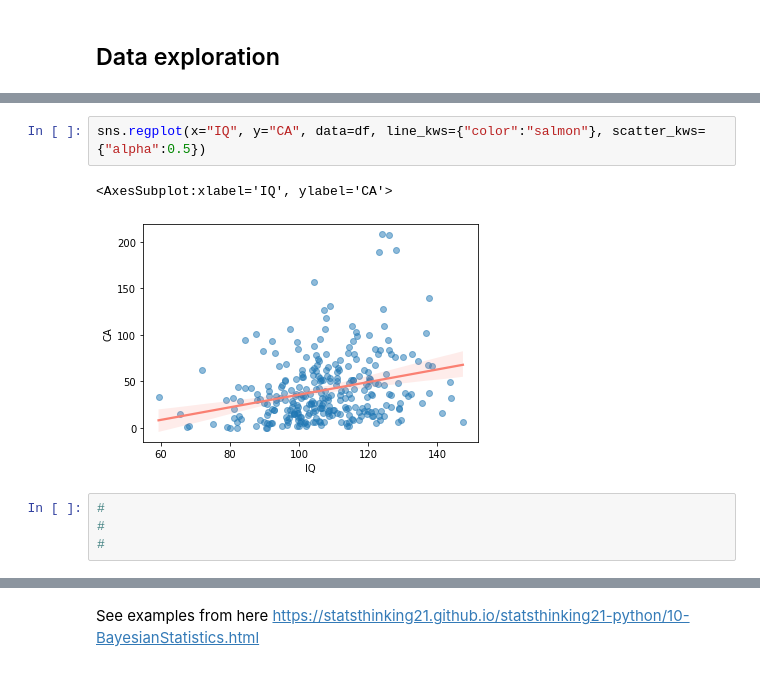
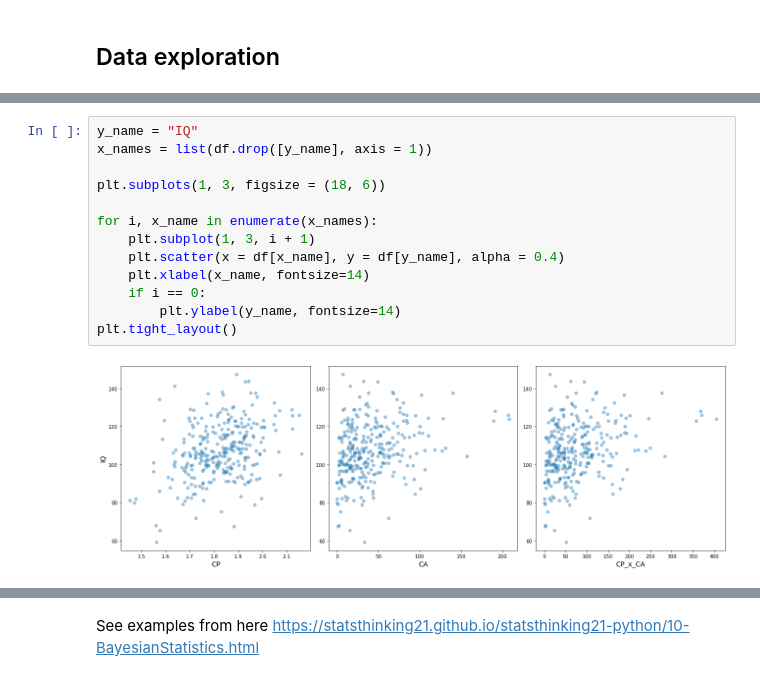
Before and after one commit to ElectronicsArchiver/tewa1_cogpsy_python, a Jupyter notebook: final_project_dataset_2.ipynb, the cells around one changed output, grey strips where cells are left out. Saved outputs shown, nothing was run; the diff lists cells and outputs as text.

```diff
--- a/final_project_dataset_2.ipynb
+++ b/final_project_dataset_2.ipynb
@@ -46,9 +42,15 @@ sns.regplot(x="IQ", y="CP_avgOriginality", data=df, line_kws={"color":"salmon"},
-# %%
-sns.regplot(x="IQ", y="CA", data=df, line_kws={"color":"salmon"}, scatter_kws={"alpha":0.5})
-# %% [output]
-<AxesSubplot:xlabel='IQ', ylabel='CA'>
-[figure, removed]
-# %%
-#
-#
-#
+# %%
+y_name = "IQ"
+x_names = list(df.drop([y_name], axis = 1))
+
+plt.subplots(1, 3, figsize = (18, 6))
+
+for i, x_name in enumerate(x_names):
+    plt.subplot(1, 3, i + 1)
+    plt.scatter(x = df[x_name], y = df[y_name], alpha = 0.4)
+    plt.xlabel(x_name, fontsize=14)
+    if i == 0:
+        plt.ylabel(y_name, fontsize=14)
+plt.tight_layout()
+# %% [output]
+[figure, added]
```
Also changed, not shown: parts of 24 cells of this notebook.
